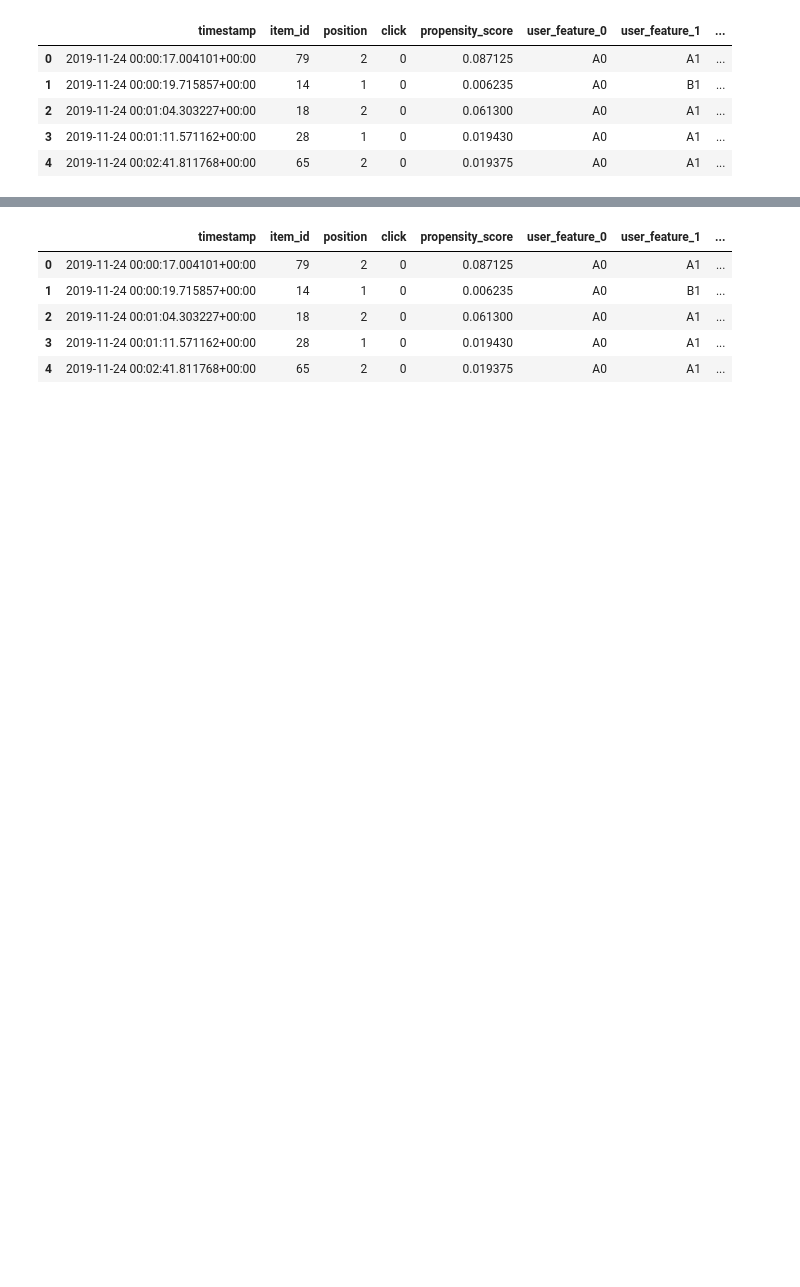
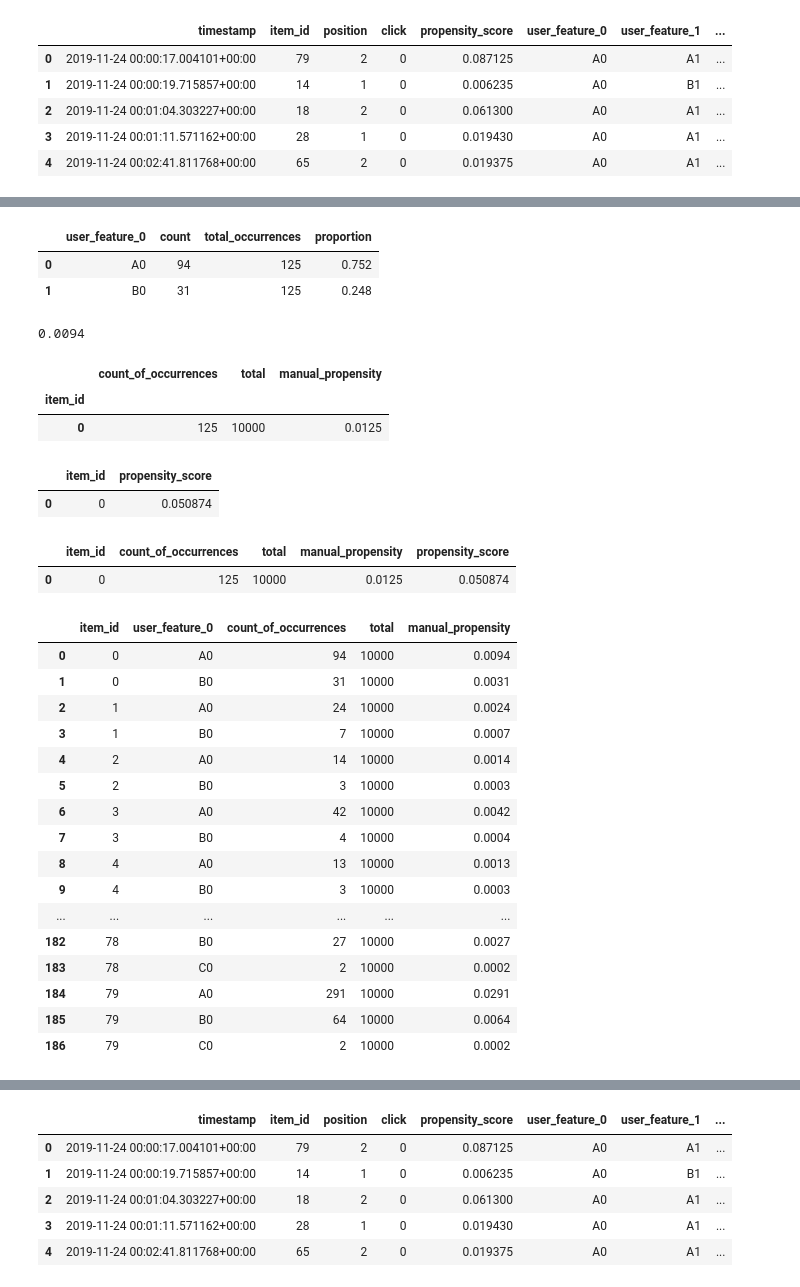
Before and after one commit to armandordorica/OBP_Replication, a Jupyter notebook: offline_policy_toy_example.ipynb, the cells around one changed output, grey strips where cells are left out. Cells and saved outputs as stored; diff of their text form; code cells hidden in the pictures; blank space fills up the shorter version.

```diff
--- a/offline_policy_toy_example.ipynb
+++ b/offline_policy_toy_example.ipynb
@@ -558,0 +425,61 @@ fig2.show()
+# %%
+temp_df_item_0  = log_df_readable[log_df_readable['item_id'] == 0].groupby('user_feature_0').size().reset_index(name='count').sort_values(by='count', ascending=False)
+temp_df_item_0['total_occurrences'] = temp_df_item_0['count'].sum()
+temp_df_item_0['proportion'] = temp_df_item_0['count'] / temp_df_item_0['total_occurrences']
+temp_df_item_0
+# %% [output]
+|  | user_feature_0 | count | total_occurrences | proportion |
+| 0 | A0 | 94 | 125 | 0.752 |
+| 1 | B0 | 31 | 125 | 0.248 |
+# %%
+0.0125 *0.752
+# %% [output]
+0.0094
+# %%
+temp_df = log_df_readable.groupby(['item_id']).size().to_frame()
+temp_df.columns = ['count_of_occurrences']
+temp_df['total'] = temp_df['count_of_occurrences'].sum()
+temp_df['manual_propensity'] = temp_df['count_of_occurrences'] / temp_df['total']
+manual_propensity_item_0_df = temp_df[temp_df.index == 0]
+manual_propensity_item_0_df
+# %% [output]
+|  | count_of_occurrences | total | manual_propensity |
+| item_id |  |  |  |
+| 0 | 125 | 10000 | 0.0125 |
+# %%
+item_id_0_manual_propensity_global = log_df_readable.groupby(['item_id'])['propensity_score'].mean().reset_index()
+item_id_0_manual_propensity_global = item_id_0_manual_propensity_global[item_id_0_manual_propensity_global['item_id'] == 0]
+item_id_0_manual_propensity_global
+# %% [output]
+|  | item_id | propensity_score |
+| 0 | 0 | 0.050874 |
+# %%
+merged_df = pd.merge(manual_propensity_item_0_df, item_id_0_manual_propensity_global, on='item_id')
+merged_df
+# %% [output]
+|  | item_id | count_of_occurrences | total | manual_propensity | propensity_score |
+| 0 | 0 | 125 | 10000 | 0.0125 | 0.050874 |
+# %%
+temp_df = log_df_readable.groupby(['item_id', 'user_feature_0']).size().reset_index()
+temp_df.columns = ['item_id', 'user_feature_0', 'count_of_occurrences']
+temp_df['total'] = temp_df['count_of_occurrences'].sum()
+temp_df['manual_propensity'] = temp_df['count_of_occurrences'] / temp_df['total']
+temp_df
+# %% [output]
+|  | item_id | user_feature_0 | count_of_occurrences | total | manual_propensity |
+| 0 | 0 | A0 | 94 | 10000 | 0.0094 |
+| 1 | 0 | B0 | 31 | 10000 | 0.0031 |
+| 2 | 1 | A0 | 24 | 10000 | 0.0024 |
+| 3 | 1 | B0 | 7 | 10000 | 0.0007 |
+| 4 | 2 | A0 | 14 | 10000 | 0.0014 |
+| 5 | 2 | B0 | 3 | 10000 | 0.0003 |
+| 6 | 3 | A0 | 42 | 10000 | 0.0042 |
+| 7 | 3 | B0 | 4 | 10000 | 0.0004 |
+| 8 | 4 | A0 | 13 | 10000 | 0.0013 |
+| 9 | 4 | B0 | 3 | 10000 | 0.0003 |
+| ... | ... | ... | ... | ... | ... |
+| 182 | 78 | B0 | 27 | 10000 | 0.0027 |
+| 183 | 78 | C0 | 2 | 10000 | 0.0002 |
+| 184 | 79 | A0 | 291 | 10000 | 0.0291 |
+| 185 | 79 | B0 | 64 | 10000 | 0.0064 |
+| 186 | 79 | C0 | 2 | 10000 | 0.0002 |
```
Also changed, not shown: parts of 78 cells of this notebook.
